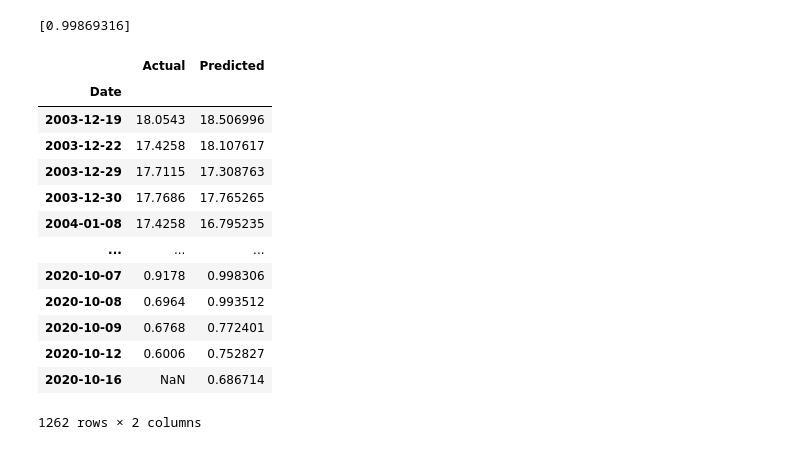
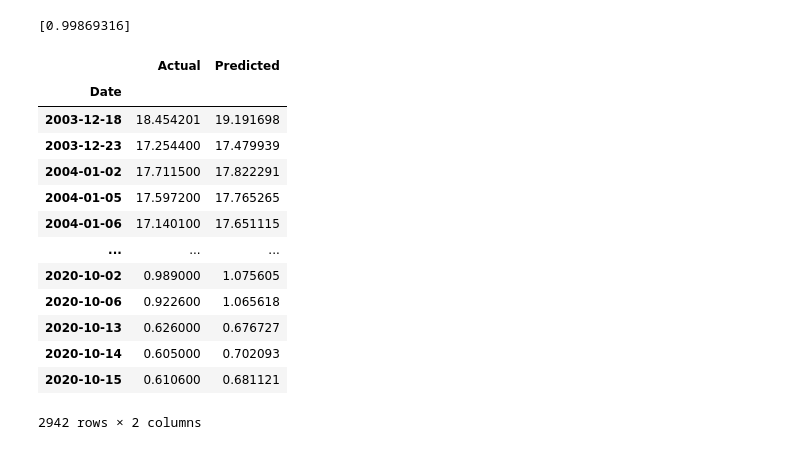
Before and after one commit to anafvana/DAVE3625_Oblig2, a Jupyter notebook: test.ipynb, the cells around one changed output. Drawn from its saved outputs; the diff is of its cells as text; code cells hidden in the pictures.

```diff
--- a/test.ipynb
+++ b/test.ipynb
@@ -149,26 +149,26 @@ print(regressor.coef_)
 # %% [output]
 [0.99869316]
 # %%
-y_pred = regressor.predict(X_test)
+y_pred = regressor.predict(X_train)
 # %%
-df2 = pd.DataFrame({'Actual': y_test, 'Predicted': y_pred})
+df2 = pd.DataFrame({'Actual': y_train, 'Predicted': y_pred})
 df2.sort_values(by='Date',inplace=True)
 df2
 # %% [output]
 |  | Actual | Predicted |
 | Date |  |  |
-| 2003-12-19 | 18.0543 | 18.506996 |
-| 2003-12-22 | 17.4258 | 18.107617 |
-| 2003-12-29 | 17.7115 | 17.308763 |
-| 2003-12-30 | 17.7686 | 17.765265 |
-| 2004-01-08 | 17.4258 | 16.795235 |
+| 2003-12-18 | 18.454201 | 19.191698 |
+| 2003-12-23 | 17.254400 | 17.479939 |
+| 2004-01-02 | 17.711500 | 17.822291 |
+| 2004-01-05 | 17.597200 | 17.765265 |
+| 2004-01-06 | 17.140100 | 17.651115 |
 | ... | ... | ... |
-| 2020-10-07 | 0.9178 | 0.998306 |
-| 2020-10-08 | 0.6964 | 0.993512 |
-| 2020-10-09 | 0.6768 | 0.772401 |
-| 2020-10-12 | 0.6006 | 0.752827 |
-| 2020-10-16 | NaN | 0.686714 |
+| 2020-10-02 | 0.989000 | 1.075605 |
+| 2020-10-06 | 0.922600 | 1.065618 |
+| 2020-10-13 | 0.626000 | 0.676727 |
+| 2020-10-14 | 0.605000 | 0.702093 |
+| 2020-10-15 | 0.610600 | 0.681121 |
-1262 rows × 2 columns
+2942 rows × 2 columns
 # %%
 df2['Actual'].plot(figsize=(26,10))
 df2['Predicted'].plot(figsize=(26,10))
```
Also changed, not shown: parts of 14 cells of this notebook.
